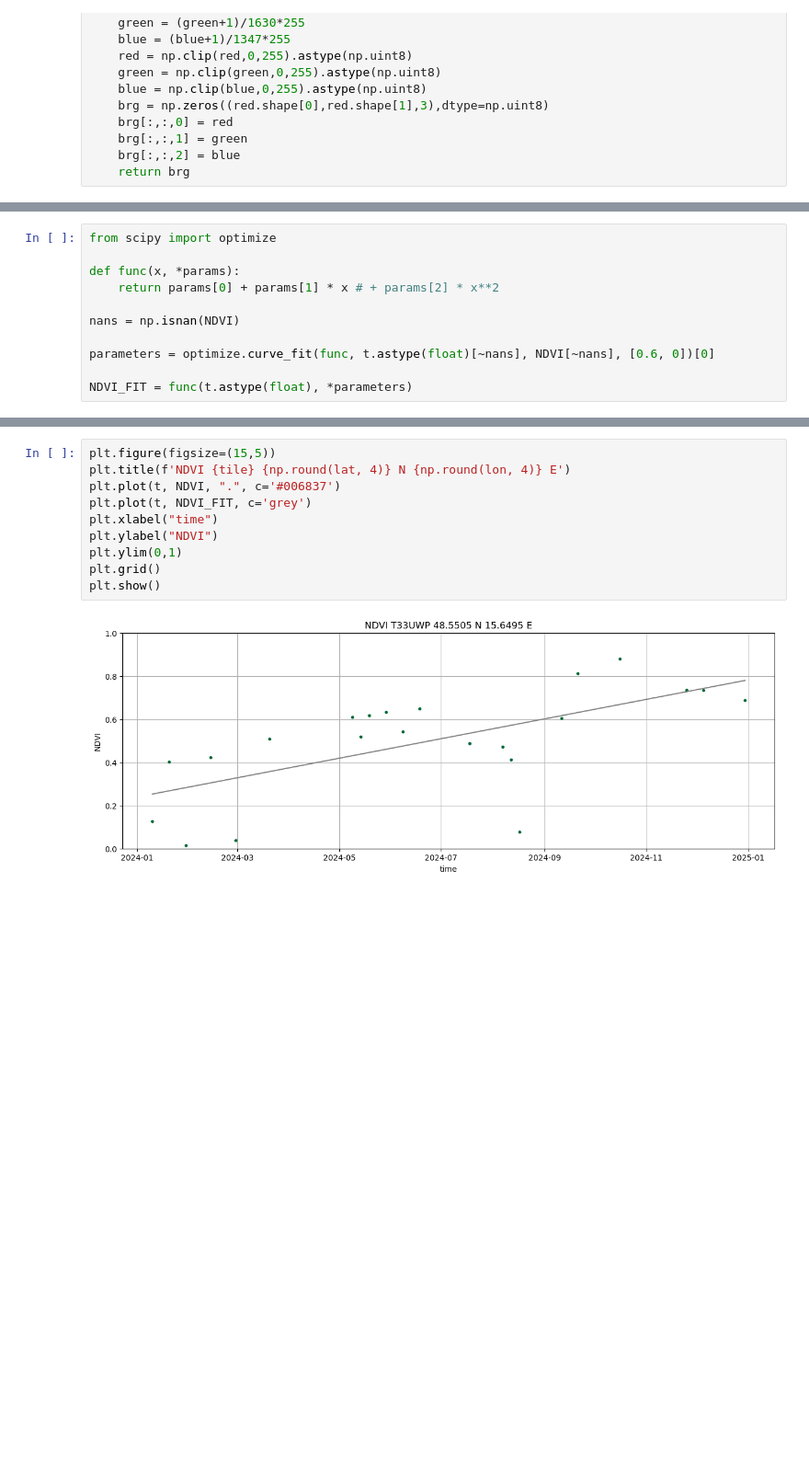
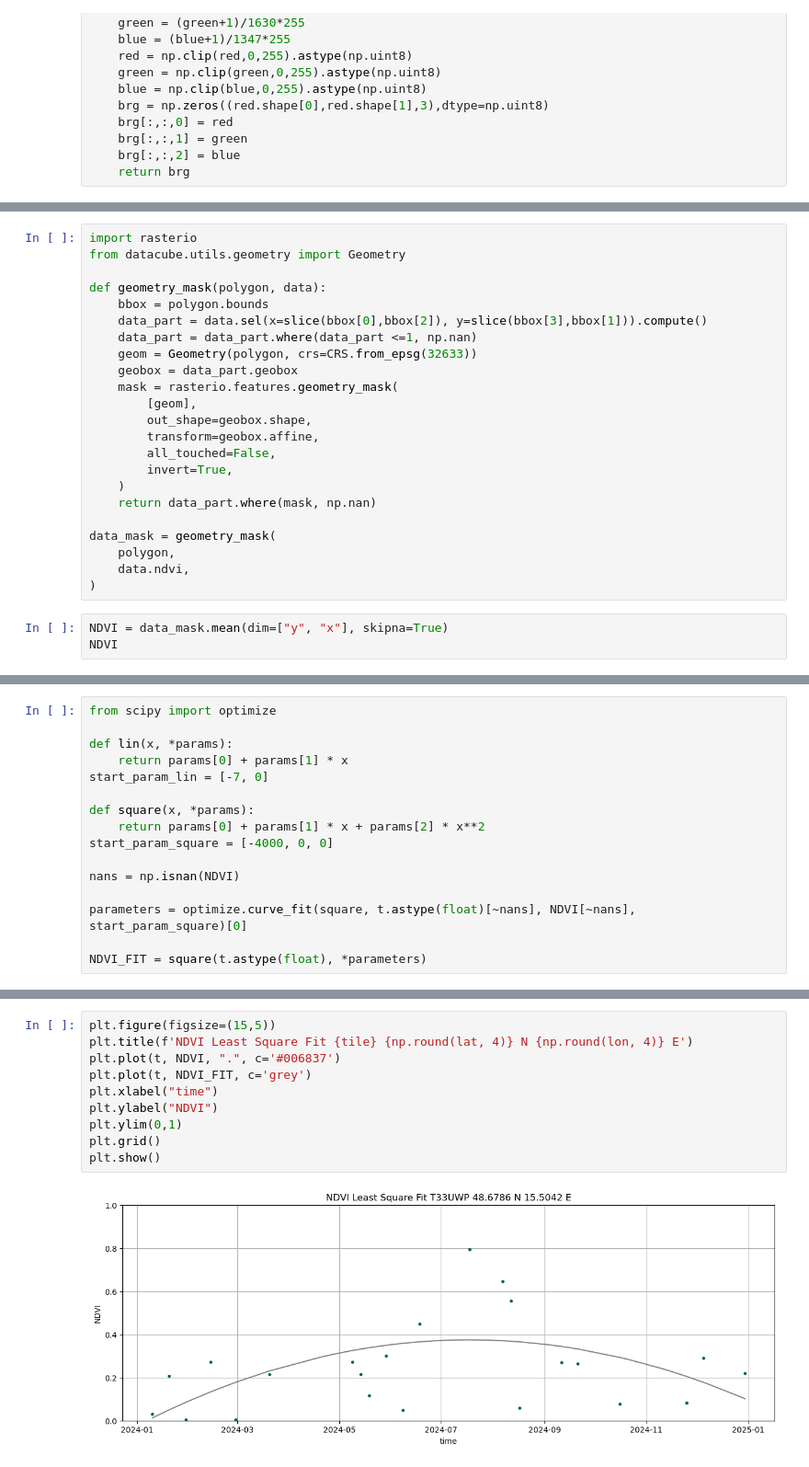
Before and after one commit to eodcgmbh/eodc-examples, a Jupyter notebook: demos/S2/indices.ipynb, the cells around one changed output, grey strips where cells are left out. Shown at 92% size. Cells and saved outputs as stored; diff of their text form; blank space fills up the shorter version.

```diff
--- a/demos/S2/indices.ipynb
+++ b/demos/S2/indices.ipynb
@@ -393,0 +357,26 @@ array([19732., 19742., 19752., 19767., 19769., 19782., 19802., 19834.,
+# %%
+import rasterio
+from datacube.utils.geometry import Geometry
+
+def geometry_mask(polygon, data):
+    bbox = polygon.bounds
+    data_part = data.sel(x=slice(bbox[0],bbox[2]), y=slice(bbox[3],bbox[1])).compute()
+    data_part = data_part.where(data_part <=1, np.nan)
+    geom = Geometry(polygon, crs=CRS.from_epsg(32633))
+    geobox = data_part.geobox
+    mask = rasterio.features.geometry_mask(
+        [geom],
+        out_shape=geobox.shape,
+        transform=geobox.affine,
+        all_touched=False,
+        invert=True,
+    )
+    return data_part.where(mask, np.nan)
+
+data_mask = geometry_mask(
+    polygon,
+    data.ndvi,
+)
+# %%
+NDVI = data_mask.mean(dim=["y", "x"], skipna=True)
+NDVI
@@ -394,11 +420,16 @@ array([19732., 19742., 19752., 19767., 19769., 19782., 19802., 19834.,
 # %%
 from scipy import optimize
 
-def func(x, *params):
-    return params[0] + params[1] * x # + params[2] * x**2
+def lin(x, *params):
+    return params[0] + params[1] * x
+start_param_lin = [-7, 0]
+
+def square(x, *params):
+    return params[0] + params[1] * x + params[2] * x**2
+start_param_square = [-4000, 0, 0]
 
 nans = np.isnan(NDVI)
 
-parameters = optimize.curve_fit(func, t.astype(float)[~nans], NDVI[~nans], [0.6, 0])[0]
+parameters = optimize.curve_fit(square, t.astype(float)[~nans], NDVI[~nans], start_param_square)[0]
 
-NDVI_FIT = func(t.astype(float), *parameters)
+NDVI_FIT = square(t.astype(float), *parameters)
@@ -405,12 +440,12 @@ NDVI_FIT = func(t.astype(float), *parameters)
 # %%
 plt.figure(figsize=(15,5))
-plt.title(f'NDVI {tile} {np.round(lat, 4)} N {np.round(lon, 4)} E')
+plt.title(f'NDVI Least Square Fit {tile} {np.round(lat, 4)} N {np.round(lon, 4)} E')
 plt.plot(t, NDVI, ".", c='#006837')
 plt.plot(t, NDVI_FIT, c='grey')
 plt.xlabel("time")
 plt.ylabel("NDVI")
 plt.ylim(0,1)
 plt.grid()
 plt.show()
 # %% [output]
-[figure, old version]
+[figure, new version]
```
Also changed, not shown: parts of 19 cells of this notebook.
